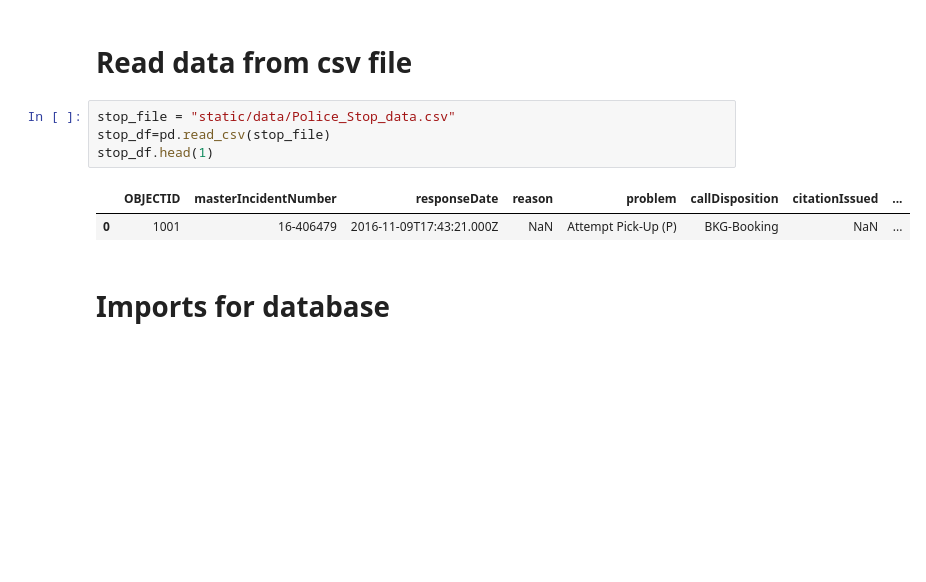
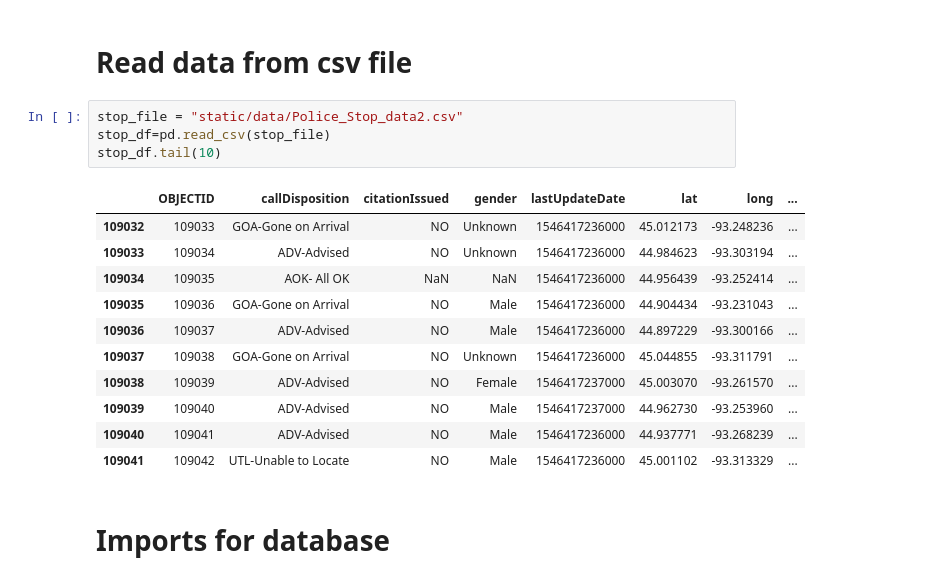
Before and after one commit to mccallkm/Minneapolis-Traffic-Stop-Data-Analysis, a Jupyter notebook: clean_data.ipynb, the cells around one changed output. Cells and saved outputs as stored; diff of their text form; blank space fills up the shorter version.

```diff
--- a/clean_data.ipynb
+++ b/clean_data.ipynb
@@ -11,12 +11,21 @@ from datetime import datetime
 # %% [markdown]
 # Read data from csv file
 # %%
-stop_file = "static/data/Police_Stop_data.csv"
+stop_file = "static/data/Police_Stop_data2.csv"
 stop_df=pd.read_csv(stop_file)
-stop_df.head(1)
+stop_df.tail(10)
 # %% [output]
-|  | OBJECTID | masterIncidentNumber | responseDate | reason | problem | callDisposition | citationIssued | ... |
-| 0 | 1001 | 16-406479 | 2016-11-09T17:43:21.000Z | NaN | Attempt Pick-Up (P) | BKG-Booking | NaN | ... |
+|  | OBJECTID | callDisposition | citationIssued | gender | lastUpdateDate | lat | long | ... |
+| 109032 | 109033 | GOA-Gone on Arrival | NO | Unknown | 1546417236000 | 45.012173 | -93.248236 | ... |
+| 109033 | 109034 | ADV-Advised | NO | Unknown | 1546417236000 | 44.984623 | -93.303194 | ... |
+| 109034 | 109035 | AOK- All OK | NaN | NaN | 1546417236000 | 44.956439 | -93.252414 | ... |
+| 109035 | 109036 | GOA-Gone on Arrival | NO | Male | 1546417236000 | 44.904434 | -93.231043 | ... |
+| 109036 | 109037 | ADV-Advised | NO | Male | 1546417236000 | 44.897229 | -93.300166 | ... |
+| 109037 | 109038 | GOA-Gone on Arrival | NO | Unknown | 1546417236000 | 45.044855 | -93.311791 | ... |
+| 109038 | 109039 | ADV-Advised | NO | Female | 1546417237000 | 45.003070 | -93.261570 | ... |
+| 109039 | 109040 | ADV-Advised | NO | Male | 1546417237000 | 44.962730 | -93.253960 | ... |
+| 109040 | 109041 | ADV-Advised | NO | Male | 1546417236000 | 44.937771 | -93.268239 | ... |
+| 109041 | 109042 | UTL-Unable to Locate | NO | Male | 1546417236000 | 45.001102 | -93.313329 | ... |
 # %% [markdown]
 # Imports for database
 # %%
```
Also changed, not shown: parts of 18 cells of this notebook, 10 other files.
